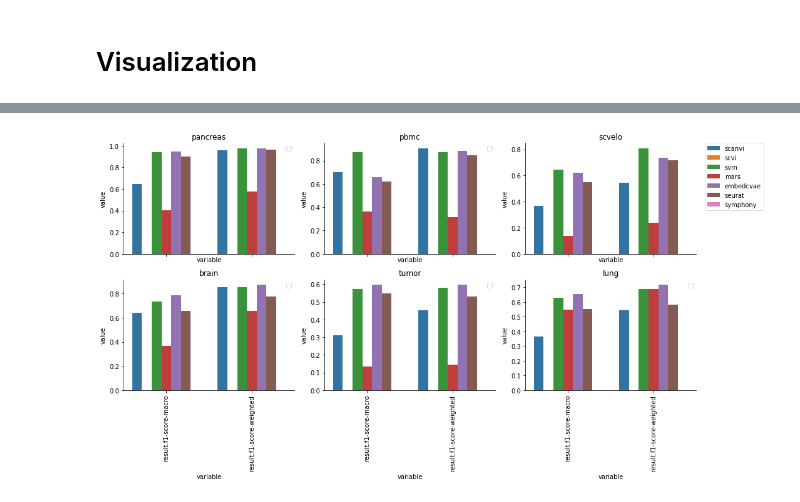
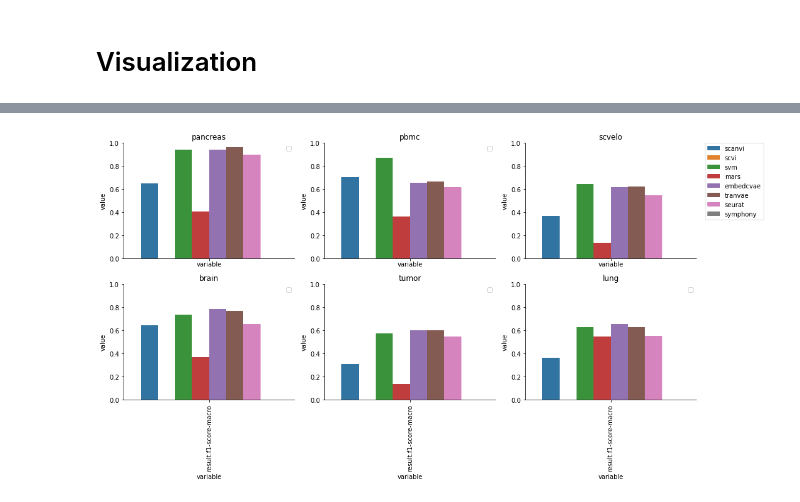
Before and after one commit to theislab/scPoli_reproduce, a Jupyter notebook: benchmarks/Benchmarks.ipynb, the cells around one changed output, grey strips where cells are left out. Cells and saved outputs as stored; diff of their text form; code cells hidden in the pictures.

```diff
--- a/benchmarks/Benchmarks.ipynb
+++ b/benchmarks/Benchmarks.ipynb
@@ -107,5 +107,6 @@ results['mars'] = results['mars'].assign(method='mars')
 # %% [markdown]
 # Get best results from hyperopt
 # %%
-results_lataq = seml.get_results('hyperparam_embedcvae', to_data_frame=True)
+results['embedcvae'] = seml.get_results('hyperparam_embedcvae', to_data_frame=True)
+results['tranvae'] = seml.get_results('hyperparam_tranvae', to_data_frame=True)
 # %%
@@ -138,7 +166,6 @@ results_lataq = seml.get_results('hyperparam_embedcvae', to_data_frame=True)
 # %%
 get = 'classification'
 
-results['embedcvae'] = results_lataq[results_lataq['config.model']=='embedcvae']
 for score in list(results['embedcvae']['result.integration_scores'].iloc[0].columns):
     results['embedcvae'][f'result.{score}'] = results['embedcvae']['result.integration_scores'].apply(
         lambda x: x[score]
@@ -350,29 +361,30 @@ fig.tight_layout()
 # %%
 fig, ax = plt.subplots(2, 3, figsize=(15, 8), sharex=True)
 ax = ax.flatten()
 for i, data in enumerate(
     ['pancreas', 'pbmc', 'scvelo', 'brain', 'tumor', 'lung']
 ):
     sns.barplot(
         x='variable',
         y='value',
         hue='method',
         data=results_melt[
             (results_melt['config.data']==data)
-            & (results_melt['variable'].str.contains('f1|accuracy', regex=True))
+            & (results_melt['variable'].str.contains('macro', regex=True))
         ],
         ax=ax[i]
     )
     if i == 2:
         ax[i].legend(bbox_to_anchor=(1.05, 1), loc=2, borderaxespad=0.)
     else:
         ax[i].legend('')
     ax[i].set_xticklabels(ax[i].get_xticklabels(), rotation=90)
     ax[i].set_title(data)
+    ax[i].set_ylim([0, 1])
     sns.despine()
 fig.tight_layout()
 # %% [output]
-[figure, old version]
+[figure, new version]
 # %%
 sns.barplot(
     x='config.data',
```
Also changed, not shown: parts of 7 cells of this notebook, 38 other files.
